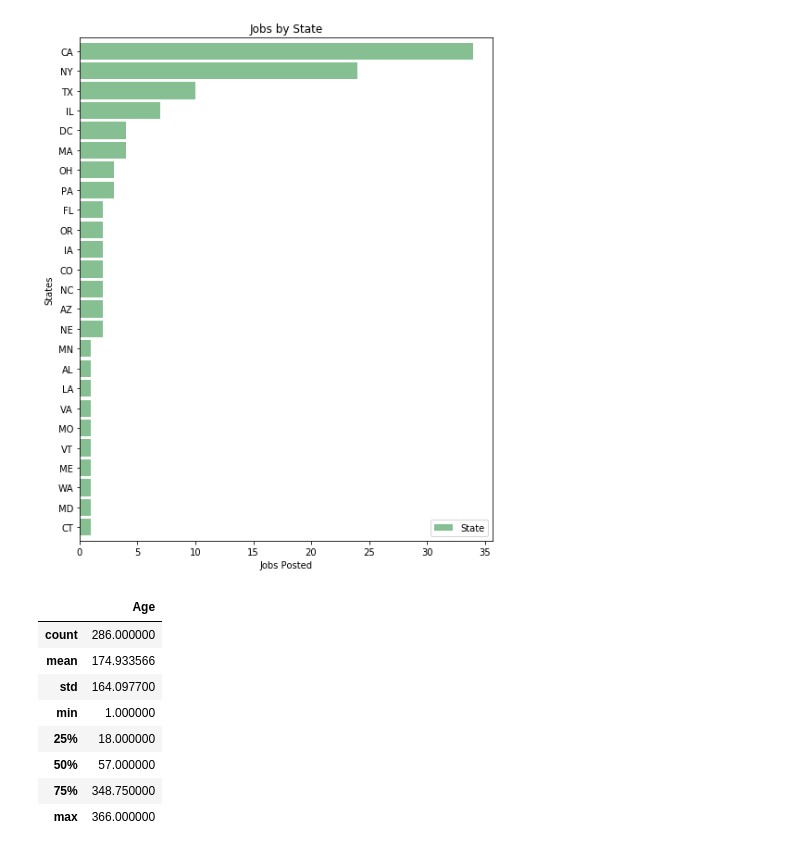
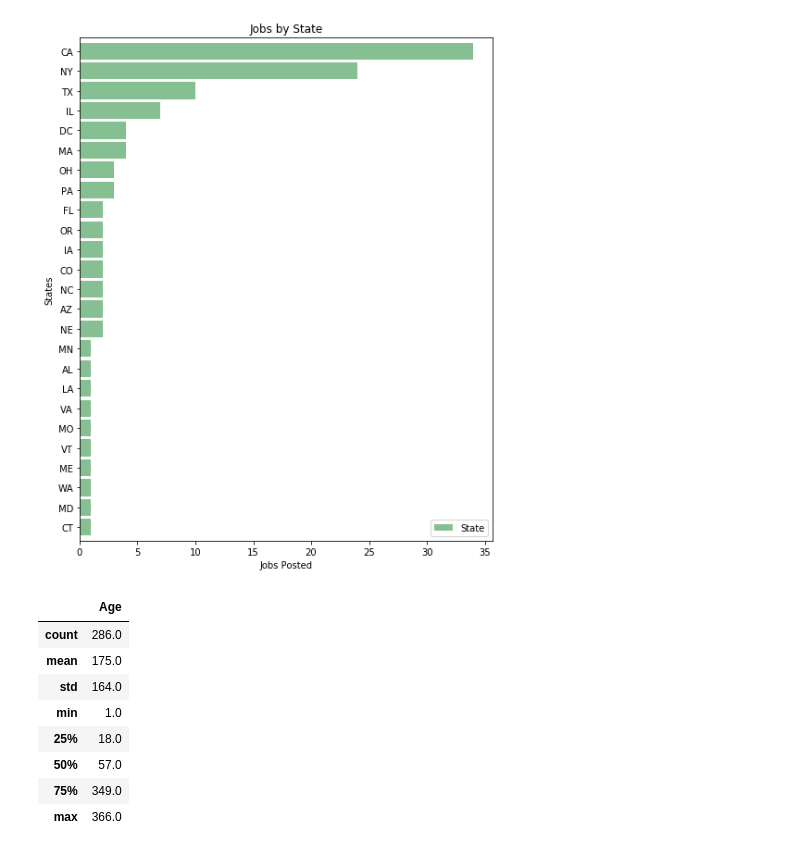
Before and after one commit to brian1581/Project1, a Jupyter notebook: final_project.ipynb, the cells around one changed output. Saved outputs shown, nothing was run; the diff lists cells and outputs as text; code cells hidden in the pictures.

```diff
--- a/final_project.ipynb
+++ b/final_project.ipynb
@@ -640,38 +640,38 @@ plt.savefig("../Project1/state_hbar.png")
 # %%
 # MICHELLE'S CODE
 # Analysis on age of job posts
 
 mt_data2['Today'] = '10/22/19'
 mt_data2.rename(columns={'created_at':'Entered'}, inplace=True)
 time_df = pd.DataFrame(mt_data2, columns=['Entered', 'Today'])
 
 time_df['Entered Month'] = time_df['Entered'].str[4:7]
 time_df['Entered Day'] = time_df['Entered'].str[8:10]
 time_df['Entered Year'] = time_df['Entered'].str[-2:]
 
 time_df['Entered Month']=time_df['Entered Month'].replace({'Jan':'01','Feb':'02','Mar':'03','Apr':'04','May':'05','Jun':'06',
                                                           'Jul':'07','Aug':'08','Sep':'09','Oct':'10','Nov':'11','Dec':'12'})
 
 time_df['Entered On'] = time_df.pop('Entered Month')+'/'+time_df.pop('Entered Day')+'/'+time_df.pop('Entered Year')
 
 #time_df['Age'] = time_df['Today']-time_df['Entered On']
 time_df['Entered On']=pd.to_datetime(time_df['Entered On'])
 time_df['Today']=pd.to_datetime(time_df['Today'])
 time_df['Age'] = (time_df['Today']-time_df['Entered On']).dt.days
 min = time_df['Age'].min()
 max = time_df['Age'].max()
 median = time_df['Age'].median()
 mode = time_df['Age'].mode()
 mean = time_df['Age'].mean()
 
-time_df.describe()
+time_df.describe().round()
 # %% [output]
 |  | Age |
-| count | 286.000000 |
-| mean | 174.933566 |
-| std | 164.097700 |
-| min | 1.000000 |
-| 25% | 18.000000 |
-| 50% | 57.000000 |
-| 75% | 348.750000 |
-| max | 366.000000 |
+| count | 286.0 |
+| mean | 175.0 |
+| std | 164.0 |
+| min | 1.0 |
+| 25% | 18.0 |
+| 50% | 57.0 |
+| 75% | 349.0 |
+| max | 366.0 |
```
Also changed, not shown: parts of 6 cells of this notebook.
